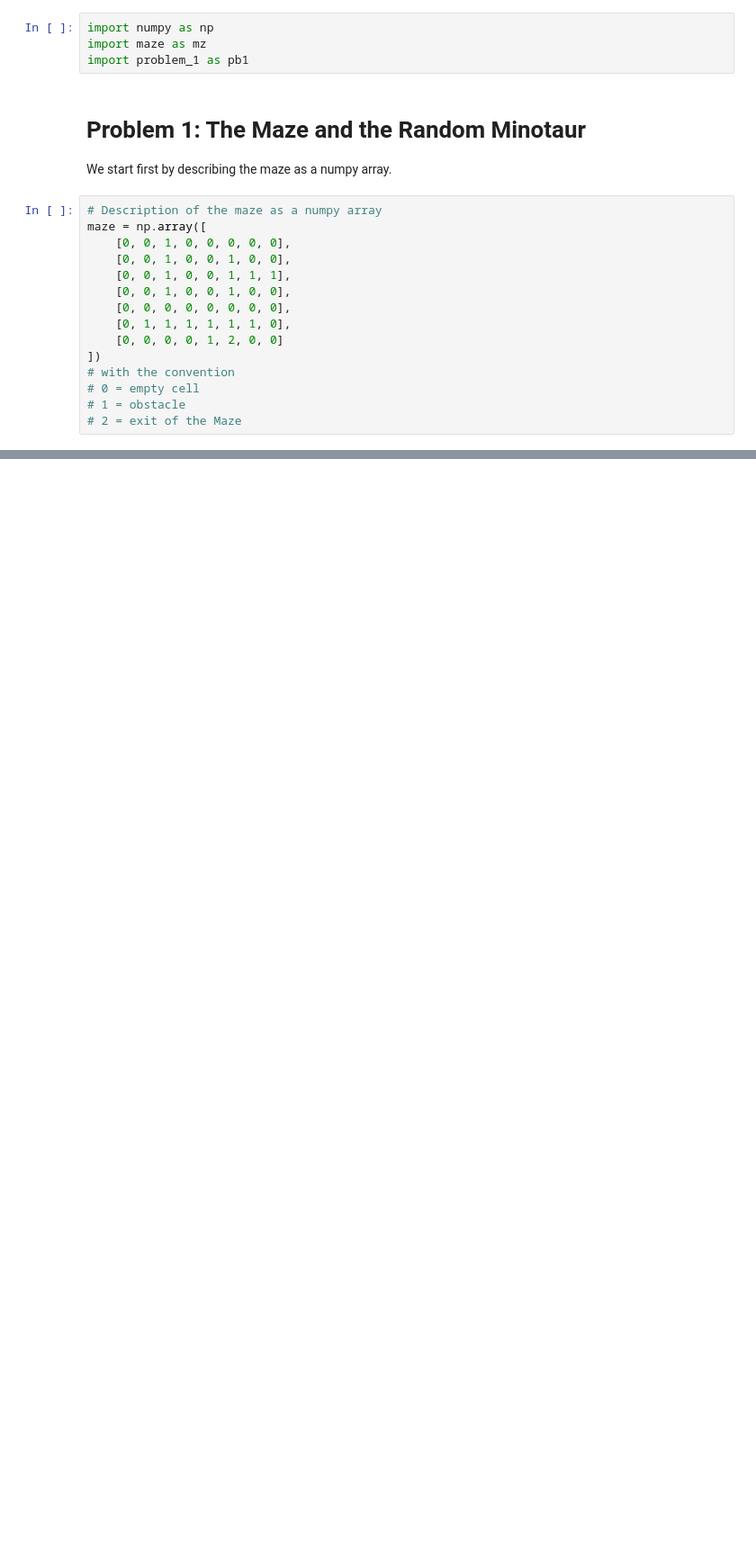
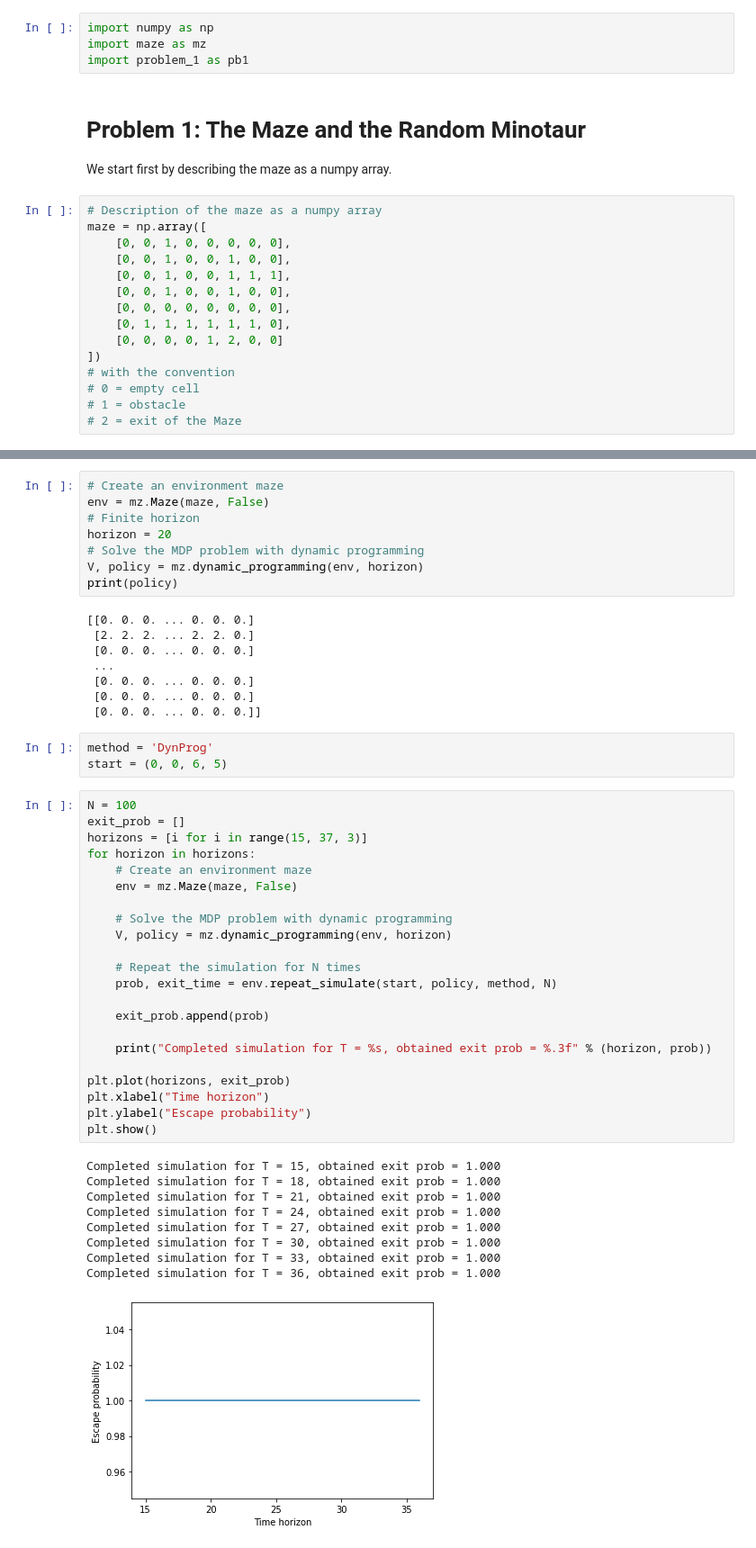
Before and after one commit to Charles2Alvin/RL2805ComputerLab1, a Jupyter notebook: problem_1.ipynb, the cells around one changed output, grey strips where cells are left out. Shown at 90% size. Drawn from its saved outputs; the diff is of its cells as text; blank space fills up the shorter version.

```diff
--- a/problem_1.ipynb
+++ b/problem_1.ipynb
@@ -75,0 +96,51 @@ pb1.run()
+# %%
+# Create an environment maze
+env = mz.Maze(maze, False)
+# Finite horizon
+horizon = 20
+# Solve the MDP problem with dynamic programming
+V, policy = mz.dynamic_programming(env, horizon)
+print(policy)
+# %% [output]
+[[0. 0. 0. ... 0. 0. 0.]
+ [2. 2. 2. ... 2. 2. 0.]
+ [0. 0. 0. ... 0. 0. 0.]
+ ...
+ [0. 0. 0. ... 0. 0. 0.]
+ [0. 0. 0. ... 0. 0. 0.]
+ [0. 0. 0. ... 0. 0. 0.]]
+# %%
+method = 'DynProg'
+start = (0, 0, 6, 5)
+# %%
+N = 100
+exit_prob = []
+horizons = [i for i in range(15, 37, 3)]
+for horizon in horizons:
+    # Create an environment maze
+    env = mz.Maze(maze, False)
+
+    # Solve the MDP problem with dynamic programming
+    V, policy = mz.dynamic_programming(env, horizon)
+
+    # Repeat the simulation for N times
+    prob, exit_time = env.repeat_simulate(start, policy, method, N)
+
+    exit_prob.append(prob)
+
+    print("Completed simulation for T = %s, obtained exit prob = %.3f" % (horizon, prob))
+
+plt.plot(horizons, exit_prob)
+plt.xlabel("Time horizon")
+plt.ylabel("Escape probability")
+plt.show()
+# %% [output]
+Completed simulation for T = 15, obtained exit prob = 1.000
+Completed simulation for T = 18, obtained exit prob = 1.000
+Completed simulation for T = 21, obtained exit prob = 1.000
+Completed simulation for T = 24, obtained exit prob = 1.000
+Completed simulation for T = 27, obtained exit prob = 1.000
+Completed simulation for T = 30, obtained exit prob = 1.000
+Completed simulation for T = 33, obtained exit prob = 1.000
+Completed simulation for T = 36, obtained exit prob = 1.000
+[figure, added]
```
Also changed, not shown: parts of 14 cells of this notebook, 1 other file.
